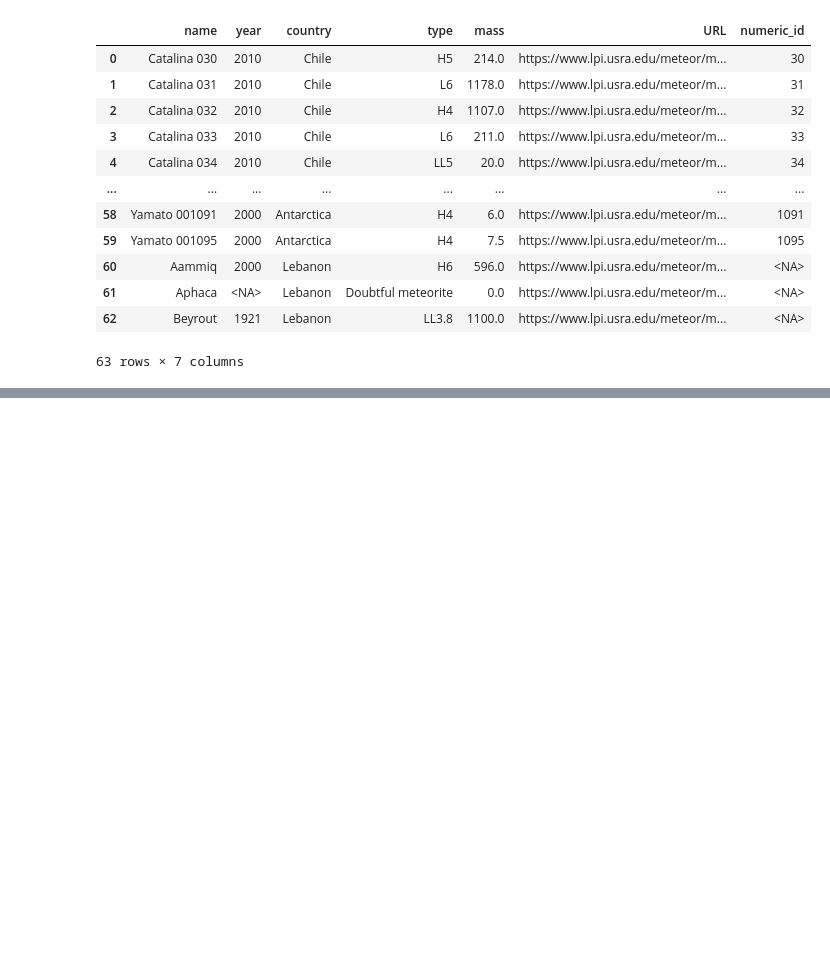
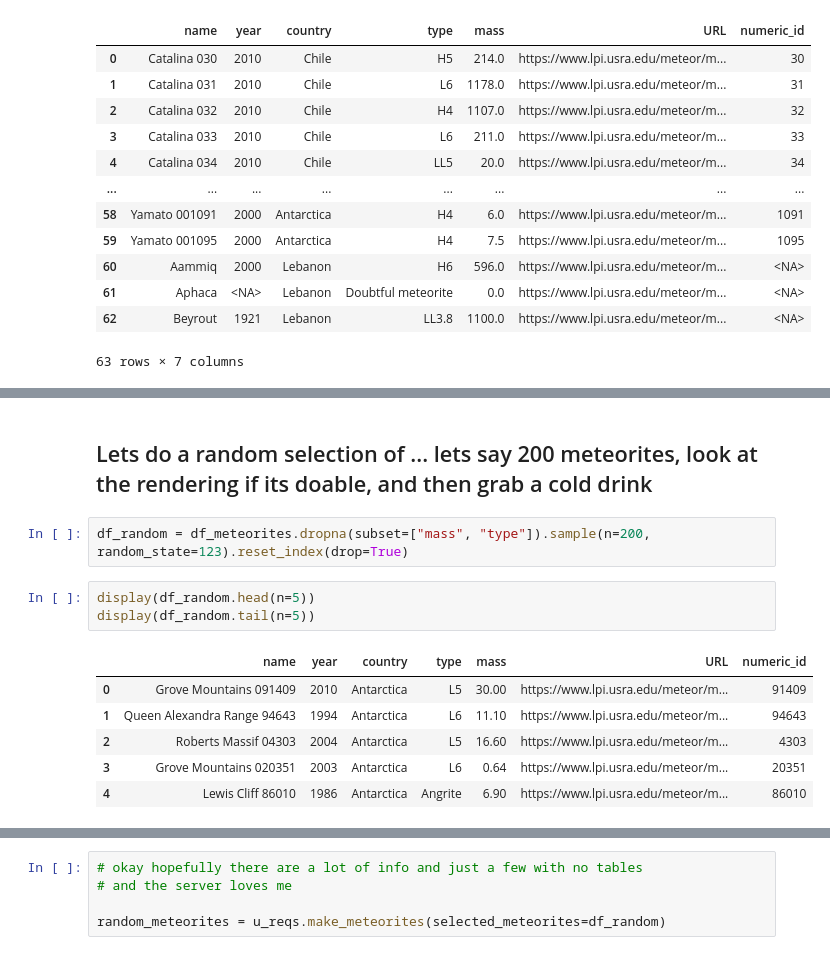
Before and after one commit to Psemp/sysyphus_notebooks, a Jupyter notebook: notebooks/search_logics.ipynb, the cells around one changed output, grey strips where cells are left out. Drawn from its saved outputs; the diff is of its cells as text; blank space fills up the shorter version.

```diff
--- a/notebooks/search_logics.ipynb
+++ b/notebooks/search_logics.ipynb
@@ -152,0 +248,14 @@ display(df_search)
+# %% [markdown]
+## Lets do a random selection of ... lets say 200 meteorites, look at the rendering if its doable, and then grab a cold drink
+# %%
+df_random = df_meteorites.dropna(subset=["mass", "type"]).sample(n=200, random_state=123).reset_index(drop=True)
+# %%
+display(df_random.head(n=5))
+display(df_random.tail(n=5))
+# %% [output]
+|  | name | year | country | type | mass | URL | numeric_id |
+| 0 | Grove Mountains 091409 | 2010 | Antarctica | L5 | 30.00 | https://www.lpi.usra.edu/meteor/m... | 91409 |
+| 1 | Queen Alexandra Range 94643 | 1994 | Antarctica | L6 | 11.10 | https://www.lpi.usra.edu/meteor/m... | 94643 |
+| 2 | Roberts Massif 04303 | 2004 | Antarctica | L5 | 16.60 | https://www.lpi.usra.edu/meteor/m... | 4303 |
+| 3 | Grove Mountains 020351 | 2003 | Antarctica | L6 | 0.64 | https://www.lpi.usra.edu/meteor/m... | 20351 |
+| 4 | Lewis Cliff 86010 | 1986 | Antarctica | Angrite | 6.90 | https://www.lpi.usra.edu/meteor/m... | 86010 |
@@ -152,0 +268,5 @@ display(df_search)
+# %%
+# okay hopefully there are a lot of info and just a few with no tables
+# and the server loves me
+
+random_meteorites = u_reqs.make_meteorites(selected_meteorites=df_random)
```
Also changed, not shown: parts of 18 cells of this notebook, 6 other files.
